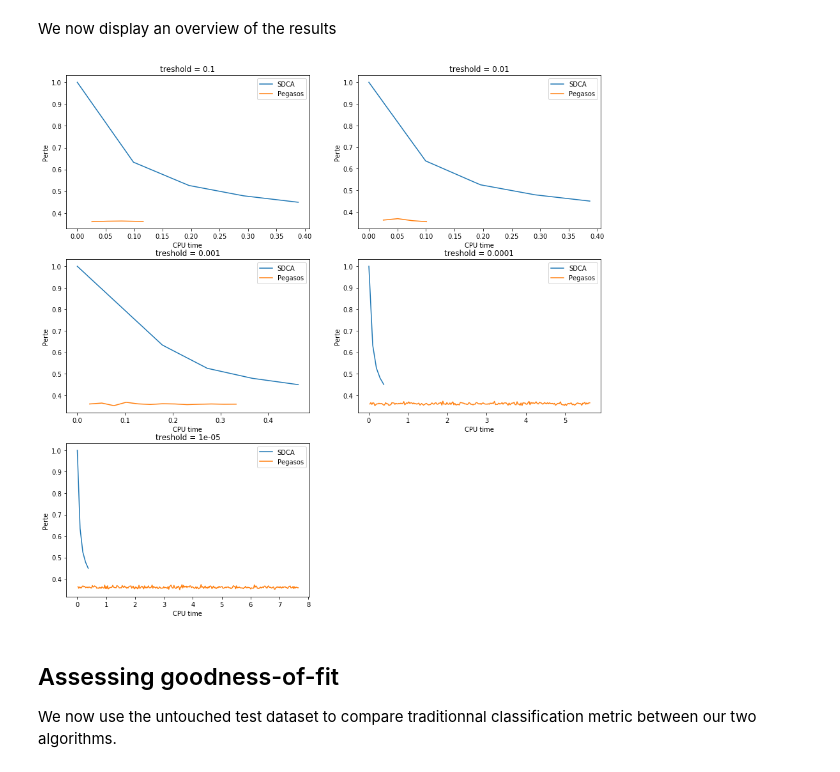
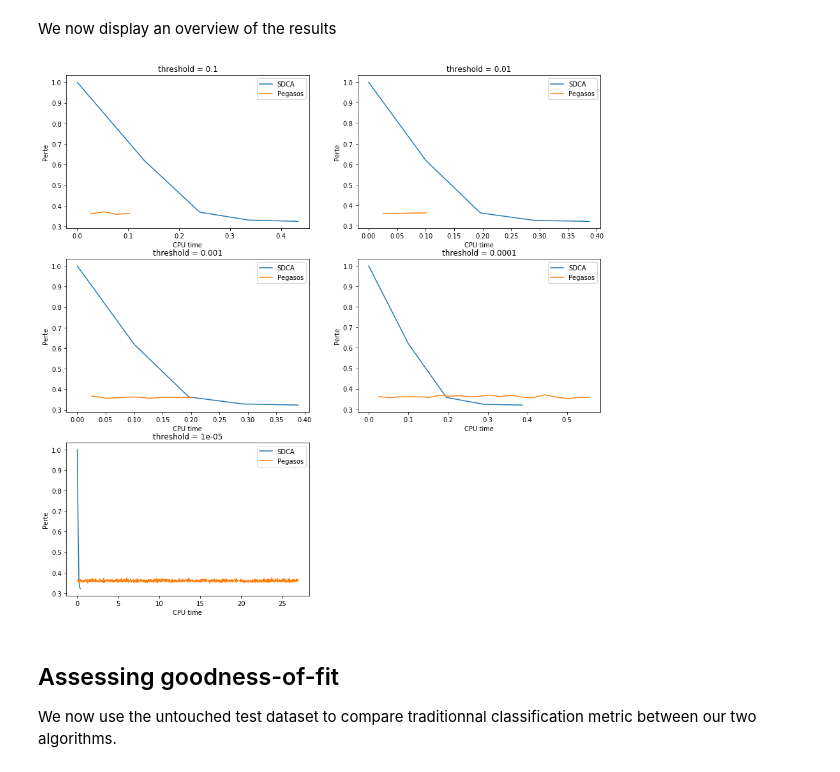
Before and after one commit to gauthier-schweitzer/soadml, a Jupyter notebook: Projet.ipynb, the cells around one changed output. Drawn from its saved outputs; the diff is of its cells as text; code cells hidden in the pictures.

Commit message:
comparaison threshold avec sgd corrige

```diff
--- a/Projet.ipynb
+++ b/Projet.ipynb
@@ -848,7 +848,7 @@ def pegasos(X,Y,lamb, test_ratio=test_ratio, stop_thresh=0.0001, show_output=Fal
     rtime = []
     w= np.zeros(n_features)
     i=0
-    diff =50 #random number greater than stop_thresh
+    diff = stop_thresh+1 #random number greater than stop_thresh
 
     while (abs(diff) > stop_thresh):
 
@@ -909,7 +909,7 @@ plt.show()
 
 We perform the same thing on our SDCA algorithm using a SGD initilization for the first epoch.
 # %%
-def SDCA (X, Y, T_0_ratio, stop_thresh, lamb, SGD_init, show_output=False):
+def SDCA (X, Y, lamb, stop_thresh = 0.001, T_0_ratio =1/2, SGD_init=True, show_output=False):
     """
     SDCA Algorithm with a permutation of observations
     at each epoch and a first epoch using Stochastic
@@ -920,10 +920,9 @@ def SDCA (X, Y, T_0_ratio, stop_thresh, lamb, SGD_init, show_output=False):
         X: covariates matrix (n_samples*n_features)
         Y: labels vector (n_samples)
         lamb: regularization (size 1)
+        stop_thresh: primal loss threshold to exit the loop (size 1)
         T_0_ratio: fraction indicating the share of iterations that we keep
                     to compute the final alpha and w (size 1)
-        epsilon: primal loss threshold to exit the loop (size 1)
-        lamb: regularization (size 1)
         SGD_init: indicates whether to use SGD for the first epoch (boolean)
         show_output: indicates if the algorithm should print results (boolean)
 
@@ -1014,8 +1013,8 @@ def SDCA (X, Y, T_0_ratio, stop_thresh, lamb, SGD_init, show_output=False):
     out= output(Alpha, timelaps, primal_loss_track, W_bar, W_rand)
     return out
 # %%
-T_0_ratio = 1/2
 lamb = 1e-1
-result_sdca = SDCA(X_train, Y_train, T_0_ratio, stop_thresh, lamb, True, True)
+stop_thresh = 0.001
+result_sdca = SDCA(X_train, Y_train, lamb, stop_thresh, 1/2, True, True)
 # %% [output]
 total number of epoch: 4
@@ -1045,16 +1044,14 @@ plt.show()
 ### Analysis with different thresholds as stopping criteria
 # %%
 test_ratio = 1/2
-T_0_ratio = 1/2
 lamb = 1e-1
-SGD_init = False
 result=[]
 
 for i in range (1,6):
     stop_thresh = 1e1**(-i)
     outcome = namedtuple("outcome", (["stop_thresh","sdca","pegasos"]))
     out= (outcome(stop_thresh,
-                  SDCA(X_train, Y_train, T_0_ratio, stop_thresh, lamb, SGD_init),
+                  SDCA(X_train, Y_train, lamb, stop_thresh),
                   pegasos(X_train, Y_train, lamb, test_ratio, stop_thresh)))
     result.append(out)
 # %% [markdown]
@@ -1062,19 +1059,20 @@ We now display an overview of the results
 # %%
 plt.figure(figsize=(15,15))
 for i in range(0,5):
     index=int('32'+str(i+1))
     plt.subplot(index)
     plt.plot(np.cumsum(result[i].sdca.timelaps), result[i].sdca.primal_loss_track , label="SDCA")
     plt.plot(np.cumsum(result[i].pegasos.rtime), result[i].pegasos.primal_val , label="Pegasos")
     plt.ylabel("Perte")
     plt.xlabel("CPU time")
     plt.legend()
-    title = 'treshold = '+str(result[i].stop_thresh)
+    title = 'threshold = '+str(result[i].stop_thresh)
     plt.title(title)
+    print()
 
 plt.show()
 # %% [output]
-[figure, old version]
+[figure, new version]
 # %% [markdown]
 ## Assessing goodness-of-fit
 We now use the untouched test dataset to compare traditionnal classification metric between our two algorithms.
```
Also changed, not shown: parts of 3 cells of this notebook.
